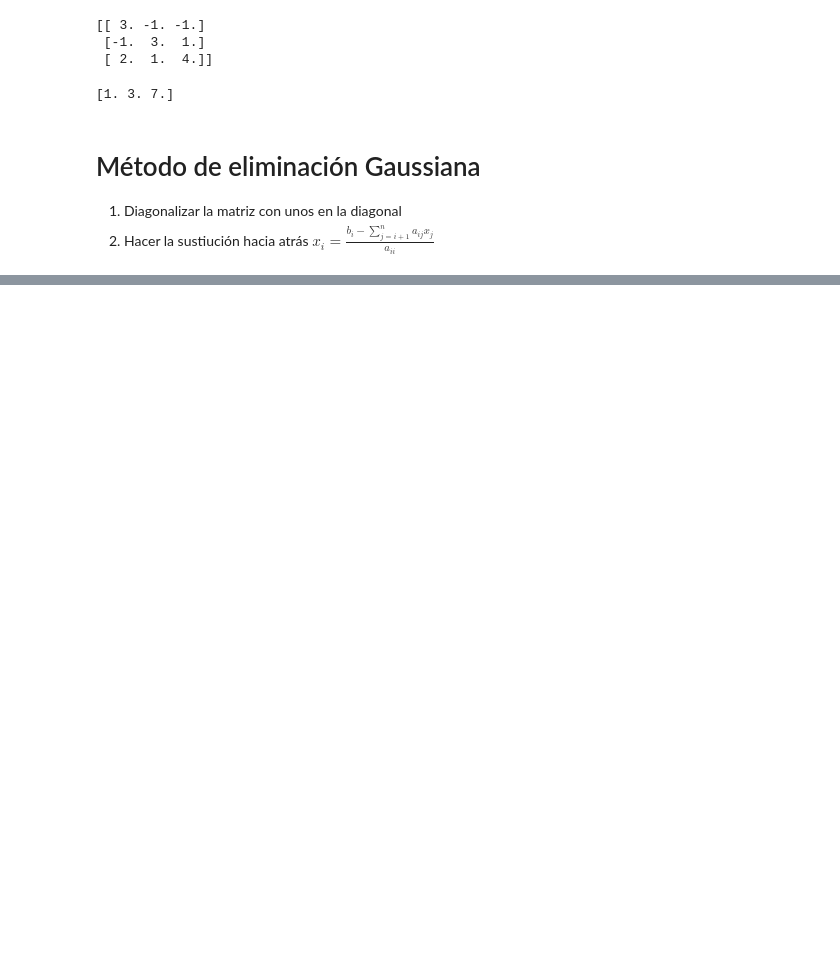
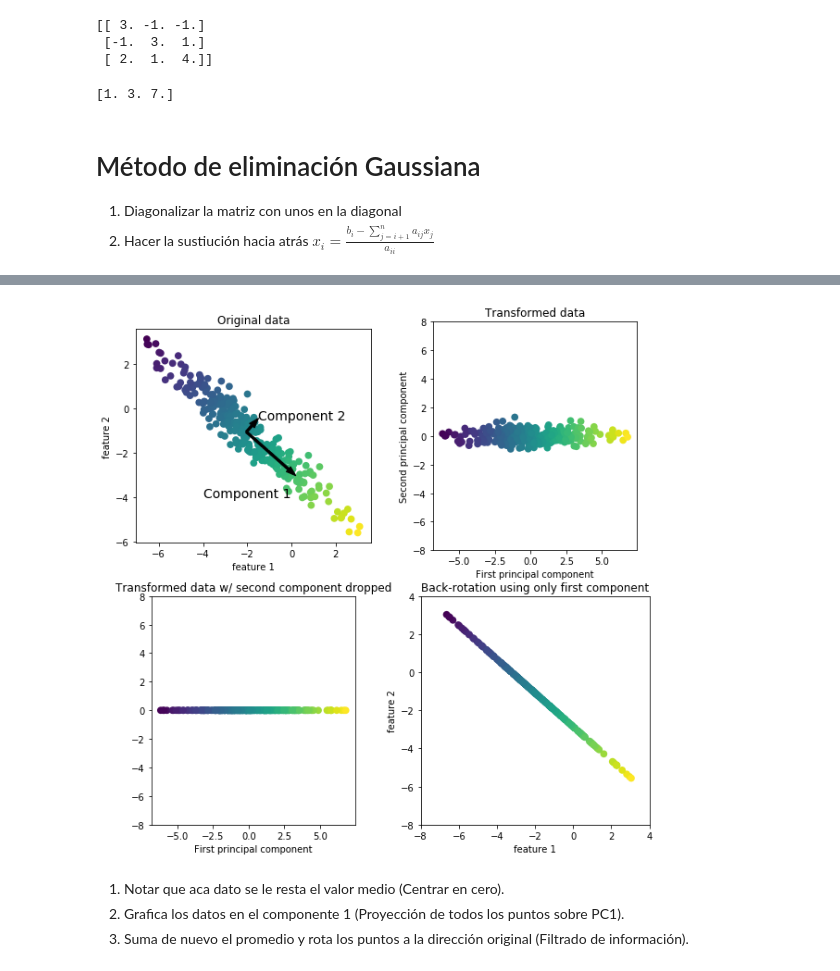
Before and after one commit to irecio/MetodoComputacionales, a Jupyter notebook: Week5/Lecture2.ipynb, the cells around one changed output, grey strips where cells are left out. Cells and saved outputs as stored; diff of their text form; code cells hidden in the pictures; blank space fills up the shorter version.

```diff
--- a/Week5/Lecture2.ipynb
+++ b/Week5/Lecture2.ipynb
@@ -66,0 +118,8 @@ print(Xsol)
+# %%
+mglearn.plots.plot_pca_illustration()
+# %% [output]
+[figure, added]
+# %% [markdown]
+1. Notar que aca dato se le resta el valor medio (Centrar en cero).
+2. Grafica los datos en el componente 1 (Proyección de todos los puntos sobre PC1).
+3. Suma de nuevo el promedio y rota los puntos a la dirección original (Filtrado de información).
```
Also changed, not shown: parts of 43 cells of this notebook.
